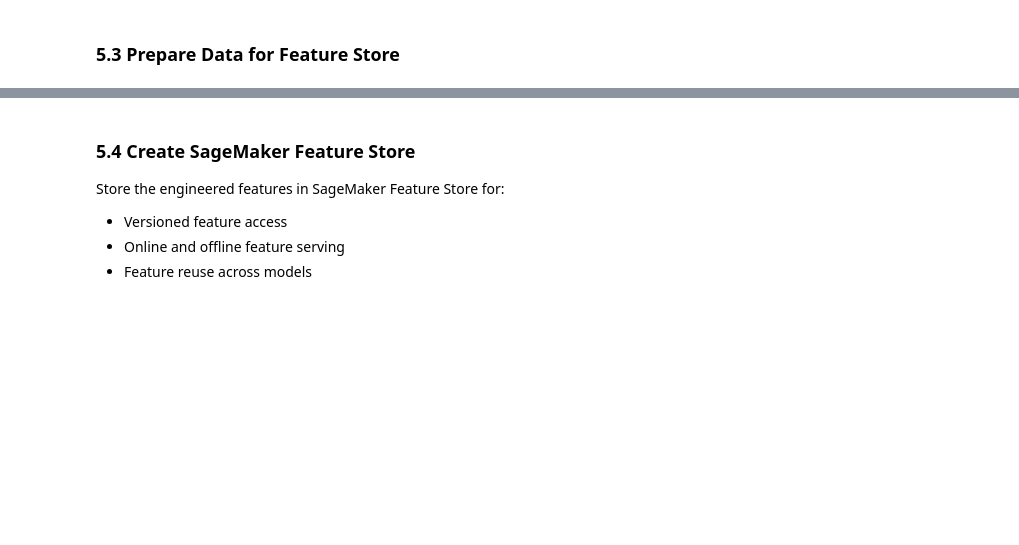
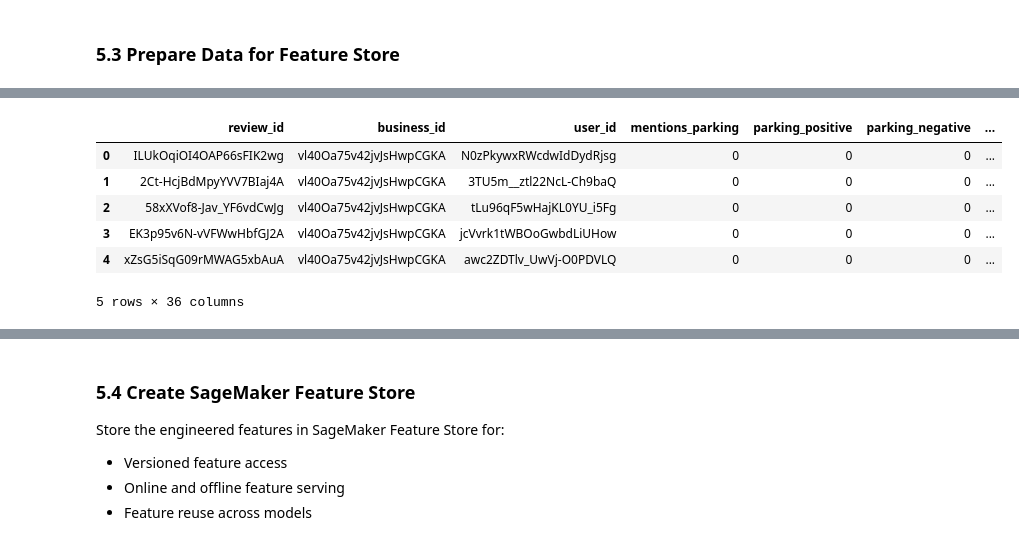
Before and after one commit to omarsagoo/VenueSignal, a Jupyter notebook: Full_Pipeline.ipynb, the cells around one changed output, grey strips where cells are left out. Drawn from its saved outputs; the diff is of its cells as text; code cells hidden in the pictures; blank space fills up the shorter version.

```diff
--- a/Full_Pipeline.ipynb
+++ b/Full_Pipeline.ipynb
@@ -828,55 +1367,85 @@ feature_columns = [
     'review_id',  # Primary key
     'business_id',
     'user_id',
-    # Parking features
-    'parking_garage',
-    'parking_street',
-    'parking_lot',
-    'parking_valet',
-    'parking_score',
-    'has_any_parking',
-    # Business features
+    # Parking features (extracted from review text)
+    'mentions_parking',
+    'parking_positive',
+    'parking_negative',
+    'parking_type_lot',
+    'parking_type_street',
+    'parking_type_garage',
+    'parking_type_valet',
+    'parking_free',
+    'parking_paid',
+    'enhanced_parking_score',
+    # Business features (from aggregates)
     'business_stars',
     'business_review_count',
-    'price_range_numeric',
     'avg_review_stars',
     'std_review_stars',
     'total_reviews',
     'avg_engagement',
     'pct_highly_rated',
+    'has_parking_data',
+    'parking_sentiment',
     # Review features
     'review_stars',
     'useful',
     'funny',
     'cool',
     'engagement_score',
+    'is_engaged',
     'review_year',
     'review_month',
+    'review_quarter',
+    # Business type
+    'is_restaurant',
+    'price_range_numeric',
     # Target
     'is_highly_rated'
 ]
 
 # Create feature store dataframe
+print("\n1️  Selecting features...")
 fs_df = df[feature_columns].copy()
 
 # Add event time (required by Feature Store)
+print("\n2️  Adding event time...")
 fs_df['event_time'] = pd.Timestamp.now().isoformat()
 
-# Remove nulls
+# Remove any remaining nulls
+print("\n3️  Handling missing values...")
+initial_count = len(fs_df)
 fs_df = fs_df.dropna()
+print(f"   Dropped {initial_count - len(fs_df):,} rows with missing values")
+print(f"   Remaining: {len(fs_df):,} rows")
 
 # Add data split column for train/test/validation
-# Using stratified split to maintain class balance
+print("\n4️  Creating train/test/validation splits...")
 np.random.seed(42)
 fs_df['split'] = np.random.choice(
     ['train', 'validation', 'test', 'production'],
     size=len(fs_df),
-    p=[0.4, 0.1, 0.1, 0.4]  # 40% train, 10% validation, 10% test, 40% production
+    p=[0.4, 0.1, 0.1, 0.4]  # 40% train, 10% val, 10% test, 40% production
 )
 
-print(f"Feature Store DataFrame prepared:")
-print(f"  Total records: {len(fs_df):,}")
-print(f"  Total features: {len(feature_columns)}")
-print(f"\nData split distribution:")
-print(fs_df['split'].value_counts())
+print("\n Data split distribution:")
+print(fs_df['split'].value_counts().sort_index())
+print(f"\n   Train:      {len(fs_df[fs_df['split']=='train']):,} rows")
+print(f"   Validation: {len(fs_df[fs_df['split']=='validation']):,} rows")
+print(f"   Test:       {len(fs_df[fs_df['split']=='test']):,} rows")
+print(f"   Production: {len(fs_df[fs_df['split']=='production']):,} rows")
+
+# Display sample
+print("\n Feature Store DataFrame sample:")
 display(fs_df.head())
+
+print("\n" + "="*80)
+print(" SECTION 5 COMPLETE")
+print("="*80)
+print(f"\nFeature Store DataFrame:")
+print(f"  - Total records: {len(fs_df):,}")
+print(f"  - Total features: {len(feature_columns)}")
+print(f"  - Memory usage: {fs_df.memory_usage(deep=True).sum() / 1024**2:.1f} MB")
+print(f"\n Ready to ingest into SageMaker Feature Store")
+# %% [output]
@@ -882,0 +1469,7 @@ display(fs_df.head())
+|  | review_id | business_id | user_id | mentions_parking | parking_positive | parking_negative | ... |
+| 0 | ILUkOqiOI4OAP66sFIK2wg | vl40Oa75v42jvJsHwpCGKA | N0zPkywxRWcdwIdDydRjsg | 0 | 0 | 0 | ... |
+| 1 | 2Ct-HcjBdMpyYVV7BIaj4A | vl40Oa75v42jvJsHwpCGKA | 3TU5m__ztl22NcL-Ch9baQ | 0 | 0 | 0 | ... |
+| 2 | 58xXVof8-Jav_YF6vdCwJg | vl40Oa75v42jvJsHwpCGKA | tLu96qF5wHajKL0YU_i5Fg | 0 | 0 | 0 | ... |
+| 3 | EK3p95v6N-vVFWwHbfGJ2A | vl40Oa75v42jvJsHwpCGKA | jcVvrk1tWBOoGwbdLiUHow | 0 | 0 | 0 | ... |
+| 4 | xZsG5iSqG09rMWAG5xbAuA | vl40Oa75v42jvJsHwpCGKA | awc2ZDTlv_UwVj-O0PDVLQ | 0 | 0 | 0 | ... |
+5 rows × 36 columns
```
Also changed, not shown: parts of 68 cells of this notebook.
